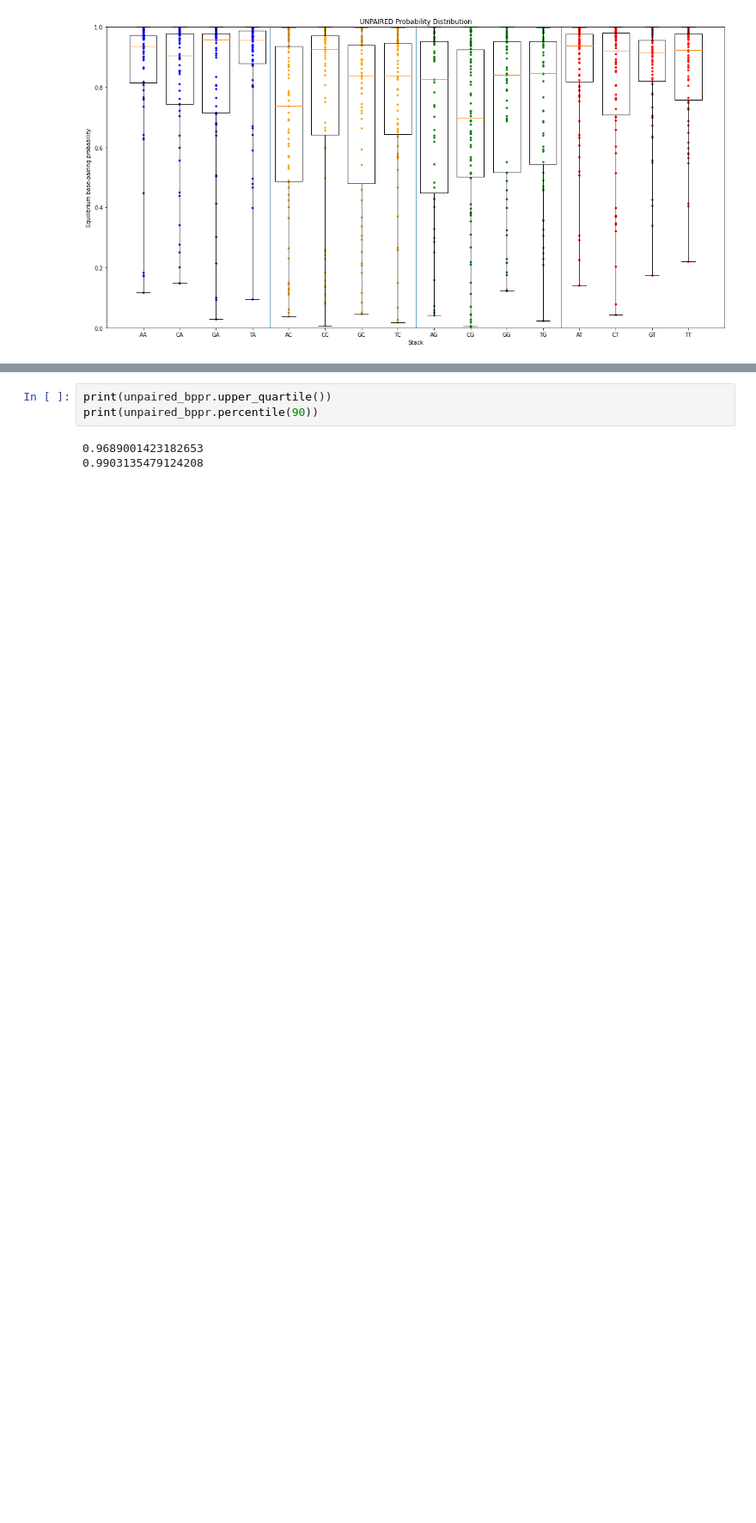
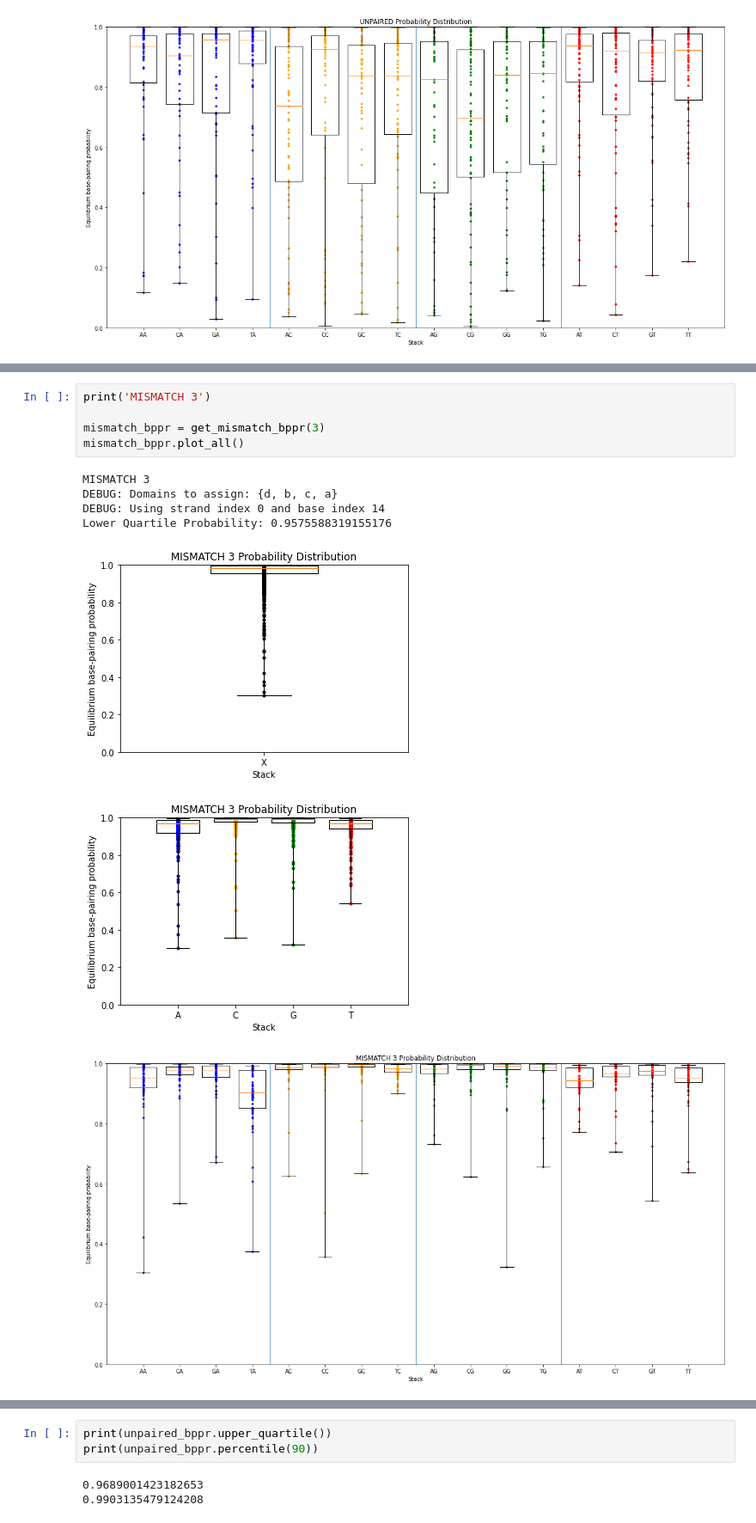
Before and after one commit to UC-Davis-molecular-computing/nuad, a Jupyter notebook: base_pair_probability.ipynb, the cells around one changed output, grey strips where cells are left out. Shown at 86% size. Drawn from its saved outputs; the diff is of its cells as text; blank space fills up the shorter version.

```diff
--- a/base_pair_probability.ipynb
+++ b/base_pair_probability.ipynb
@@ -1266,0 +1180,13 @@ Lower Quartile Probability: 0.9422263522015356
+# %%
+print('MISMATCH 3')
+
+mismatch_bppr = get_mismatch_bppr(3)
+mismatch_bppr.plot_all()
+# %% [output]
+MISMATCH 3
+DEBUG: Domains to assign: {d, b, c, a}
+DEBUG: Using strand index 0 and base index 14
+Lower Quartile Probability: 0.9575588319155176
+[figure, added]
+[figure, added]
+[figure, added]
```
Also changed, not shown: parts of 10 cells of this notebook.
